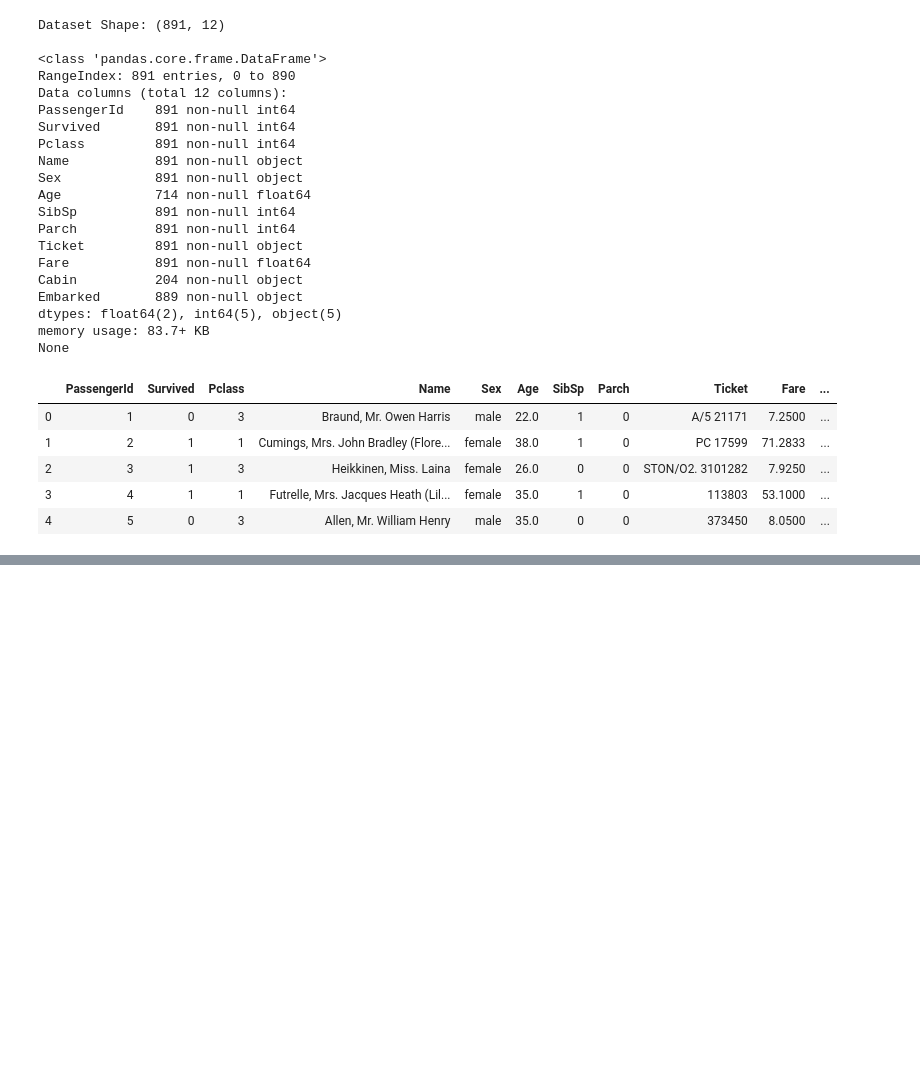
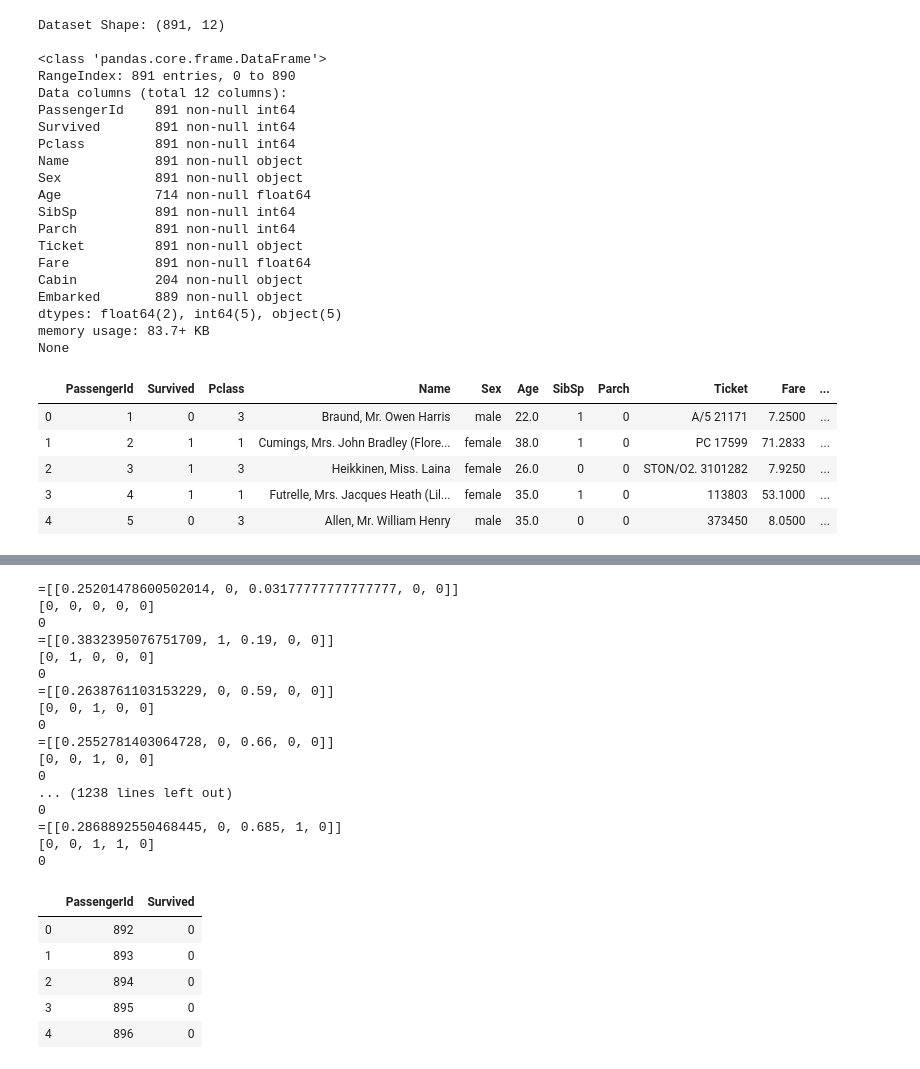
Before and after one commit to rezan21/Kaggle-Titanic-Competition, a Jupyter notebook: Titanic-notebook.ipynb, the cells around one changed output, grey strips where cells are left out. Saved outputs shown, nothing was run; the diff lists cells and outputs as text; code cells hidden in the pictures; blank space fills up the shorter version.

```diff
--- a/Titanic-notebook.ipynb
+++ b/Titanic-notebook.ipynb
@@ -315,0 +378,35 @@ submit.head()
+# %%
+X_TEST = test_df.drop("PassengerId", axis=1).values
+
+preds = []
+for e in X_TEST:
+    preds.append(predictEnsemble(e))
+
+submit = pd.DataFrame(data={"PassengerId":test_df["PassengerId"].tolist(), "Survived":preds})
+
+submit.to_csv('submit.csv',index=False)
+submit.head()
+# %% [output]
+=[[0.25201478600502014, 0, 0.03177777777777777, 0, 0]]
+[0, 0, 0, 0, 0]
+0
+=[[0.3832395076751709, 1, 0.19, 0, 0]]
+[0, 1, 0, 0, 0]
+0
+=[[0.2638761103153229, 0, 0.59, 0, 0]]
+[0, 0, 1, 0, 0]
+0
+=[[0.2552781403064728, 0, 0.66, 0, 0]]
+[0, 0, 1, 0, 0]
+0
+... (1238 lines left out)
+0
+=[[0.2868892550468445, 0, 0.685, 1, 0]]
+[0, 0, 1, 1, 0]
+0
+|  | PassengerId | Survived |
+| 0 | 892 | 0 |
+| 1 | 893 | 0 |
+| 2 | 894 | 0 |
+| 3 | 895 | 0 |
+| 4 | 896 | 0 |
```
Also changed, not shown: parts of 18 cells of this notebook, 2 other files.
